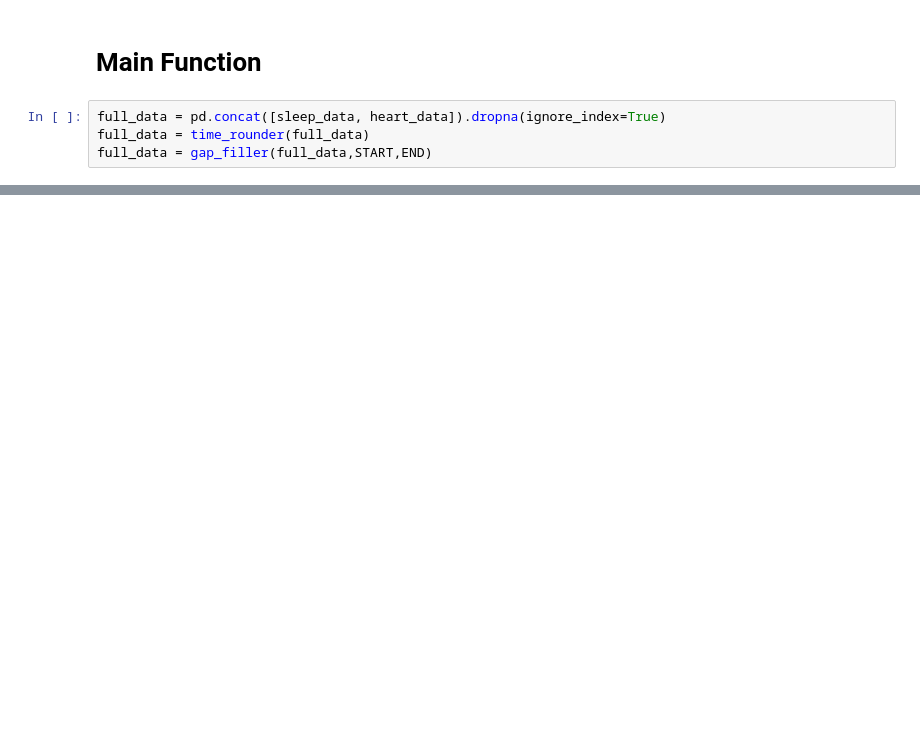
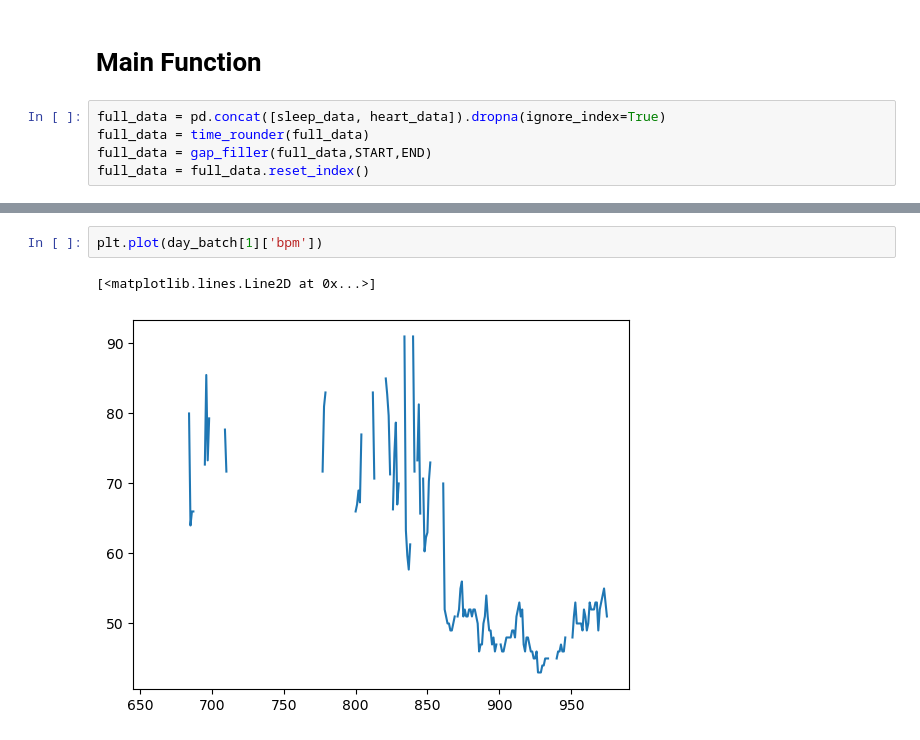
Before and after one commit to DiassIgor/sleeping-mask, a Jupyter notebook: data_preprocessing.ipynb, the cells around one changed output, grey strips where cells are left out. Drawn from its saved outputs; the diff is of its cells as text; blank space fills up the shorter version.

Commit message:
feat: Data separated day-by-day

```diff
--- a/data_preprocessing.ipynb
+++ b/data_preprocessing.ipynb
@@ -202,6 +227,7 @@ def gap_filler(full_data, start,end):
 full_data = pd.concat([sleep_data, heart_data]).dropna(ignore_index=True)
 full_data = time_rounder(full_data)
 full_data = gap_filler(full_data,START,END)
+full_data = full_data.reset_index()
 # %%
 # generate color list
 colors=['red' if val == 'awake' else 'blue' for val in full_data['label']]
@@ -234,3 +260,8 @@ fig.update_layout(title = 'BPM Time Series')
 fig.show()
 # %% [output]
 [interactive output not drawn]
+# %%
+plt.plot(day_batch[1]['bpm'])
+# %% [output]
+[<matplotlib.lines.Line2D at 0x...>]
+[figure, added]
```
Also changed, not shown: parts of 5 cells of this notebook.
